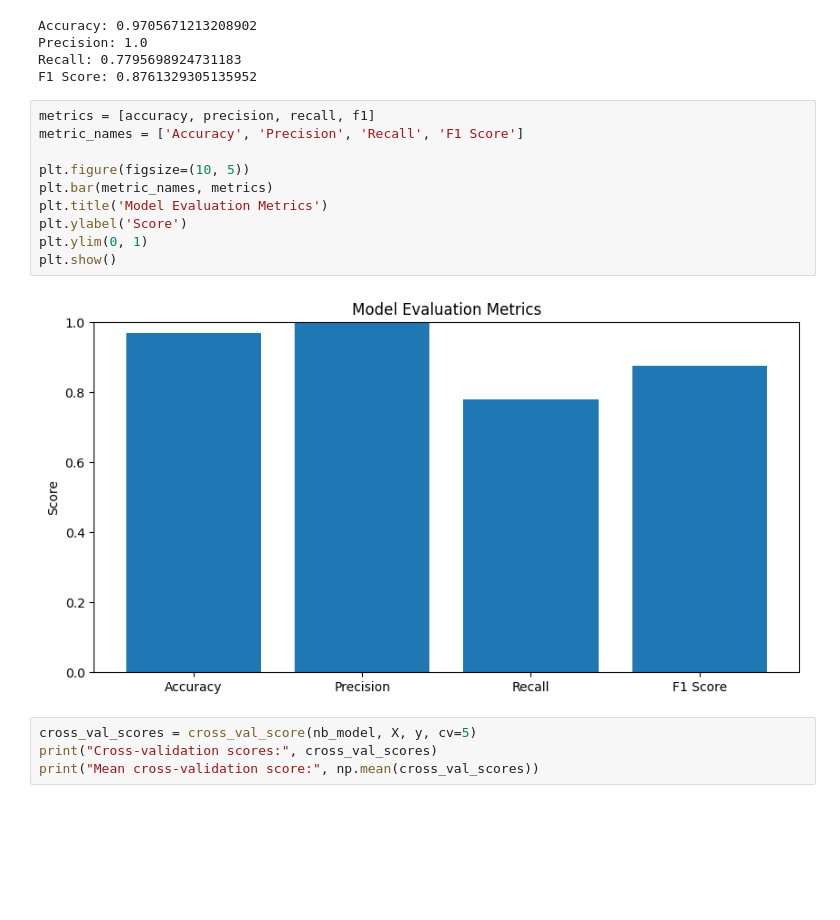
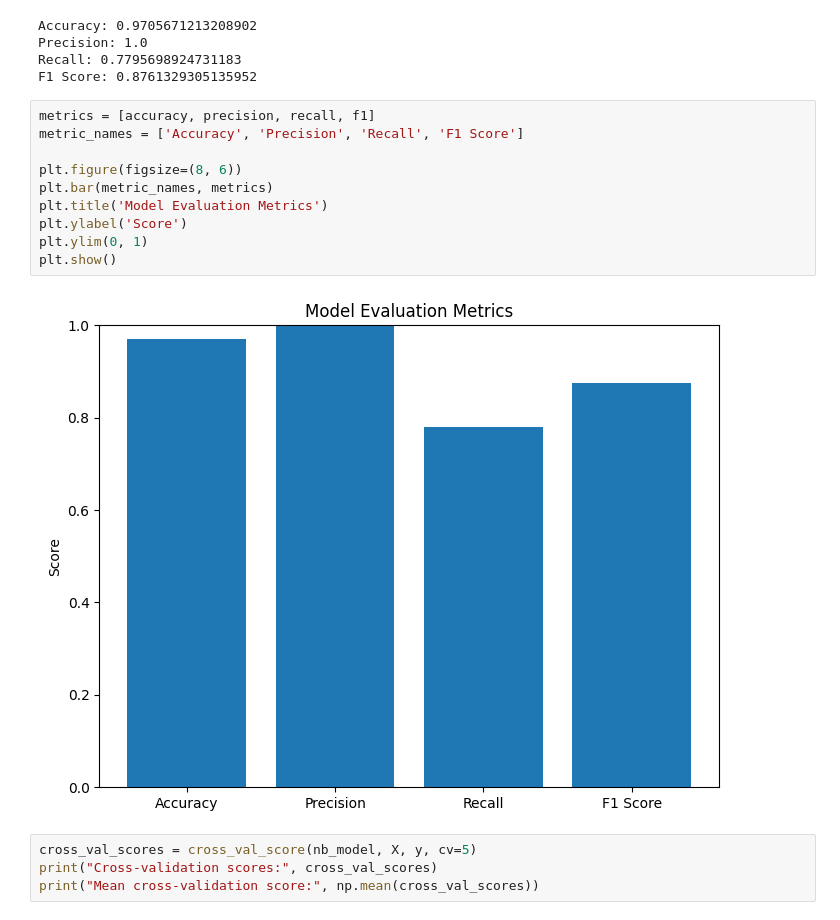
Before and after one commit to moonwlsdnl/spam-mail-classifier, a Jupyter notebook: spam_mail_classifier.ipynb, the cells around one changed output. Cells and saved outputs as stored; diff of their text form; blank space fills up the shorter version.

```diff
--- a/spam_mail_classifier.ipynb
+++ b/spam_mail_classifier.ipynb
@@ -87,15 +93,15 @@ F1 Score: 0.8761329305135952
 # %%
 metrics = [accuracy, precision, recall, f1]
 metric_names = ['Accuracy', 'Precision', 'Recall', 'F1 Score']
 
-plt.figure(figsize=(10, 5))
+plt.figure(figsize=(8, 6))
 plt.bar(metric_names, metrics)
 plt.title('Model Evaluation Metrics')
 plt.ylabel('Score')
 plt.ylim(0, 1)
 plt.show()
 # %% [output]
-[figure, old version]
+[figure, new version]
 # %%
 cross_val_scores = cross_val_score(nb_model, X, y, cv=5)
 print("Cross-validation scores:", cross_val_scores)
```
Also changed, not shown: parts of 2 cells of this notebook, 2 other files.
